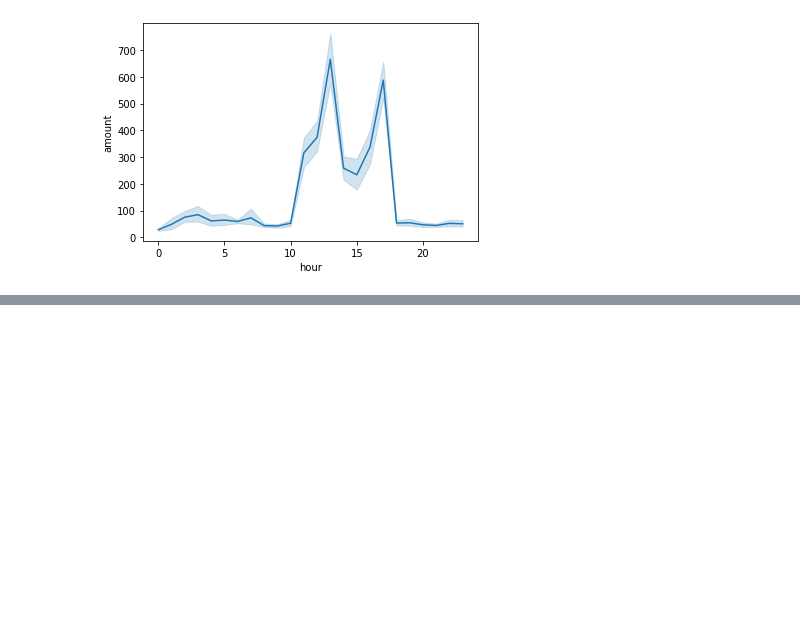
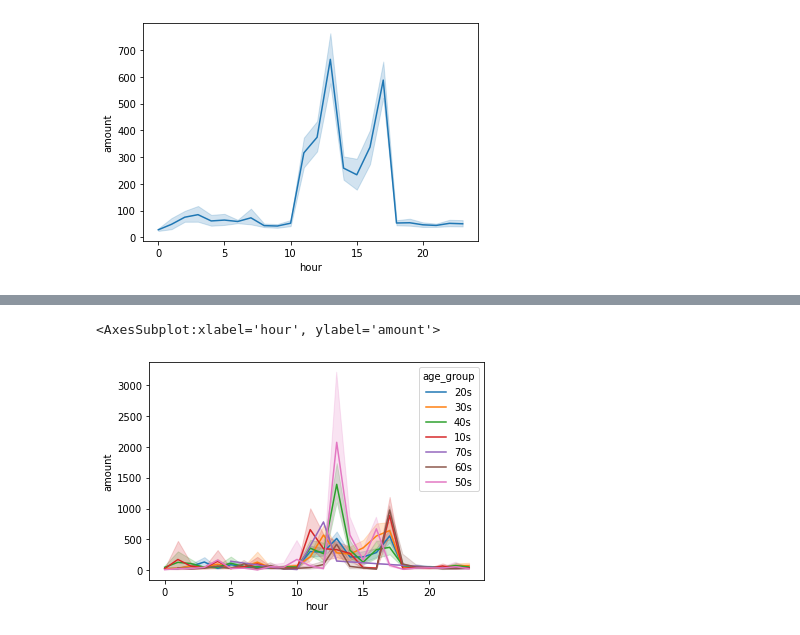
Before and after one commit to jiyoungparkme/machine_learning, a Jupyter notebook: anz_virtual_internship/anz_task_1.ipynb, the cells around one changed output, grey strips where cells are left out. Drawn from its saved outputs; the diff is of its cells as text; code cells hidden in the pictures; blank space fills up the shorter version.

```diff
--- a/anz_virtual_internship/anz_task_1.ipynb
+++ b/anz_virtual_internship/anz_task_1.ipynb
@@ -226,3 +226,12 @@ sns.lineplot(data=data, x='hour', y='amount')
 # %% [output]
 <AxesSubplot:xlabel='hour', ylabel='amount'>
 [figure]
+# %%
+data['age_group']='70s'
+data['age_group'][data.age<70] = "60s"
+data['age_group'][data.age<60] = "50s"
+data['age_group'][data.age<50] = "40s"
+data['age_group'][data.age<40] = "30s"
+data['age_group'][data.age<30] = "20s"
+data['age_group'][data.age<20] = "10s"
+data.head()
@@ -228,0 +263,5 @@ sns.lineplot(data=data, x='hour', y='amount')
+# %%
+sns.lineplot(data=data, x='hour', y='amount', hue='age_group')
+# %% [output]
+<AxesSubplot:xlabel='hour', ylabel='amount'>
+[figure, added]
```
Also changed, not shown: parts of 6 cells of this notebook.
